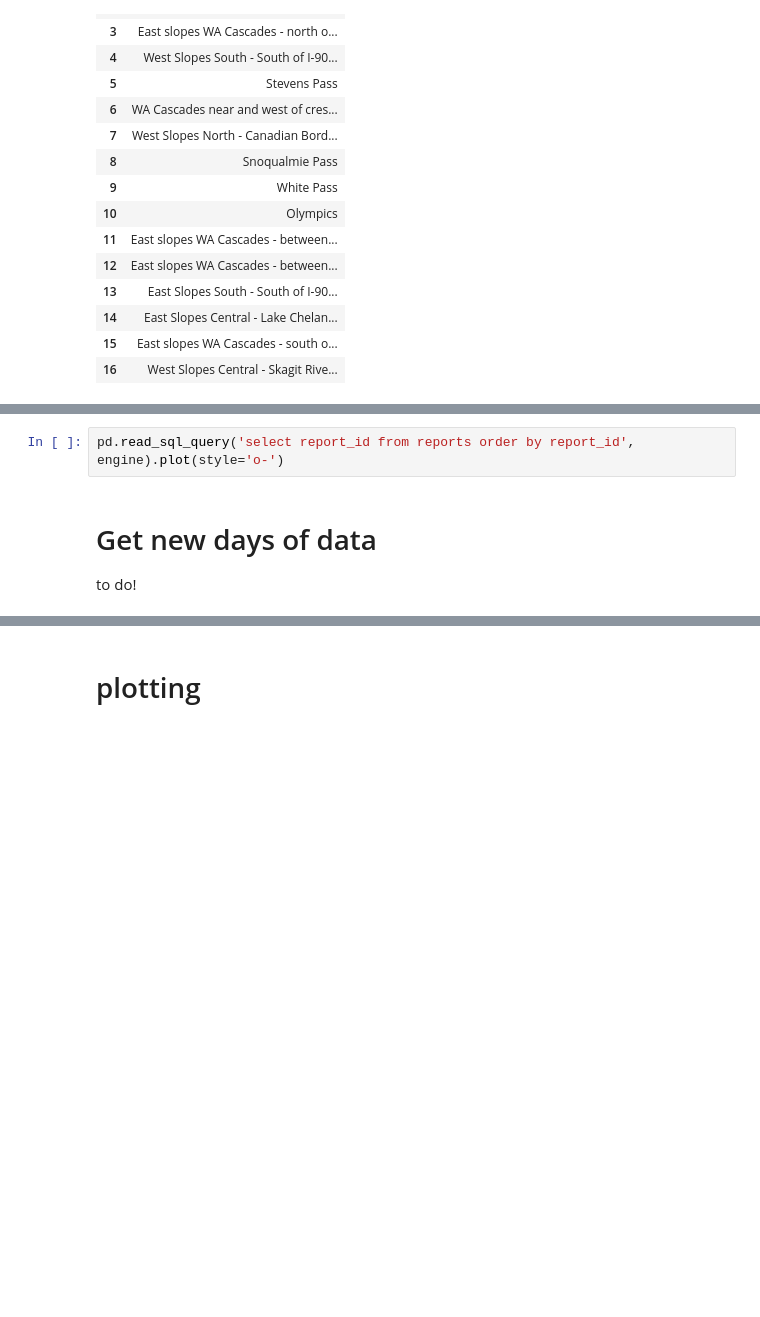
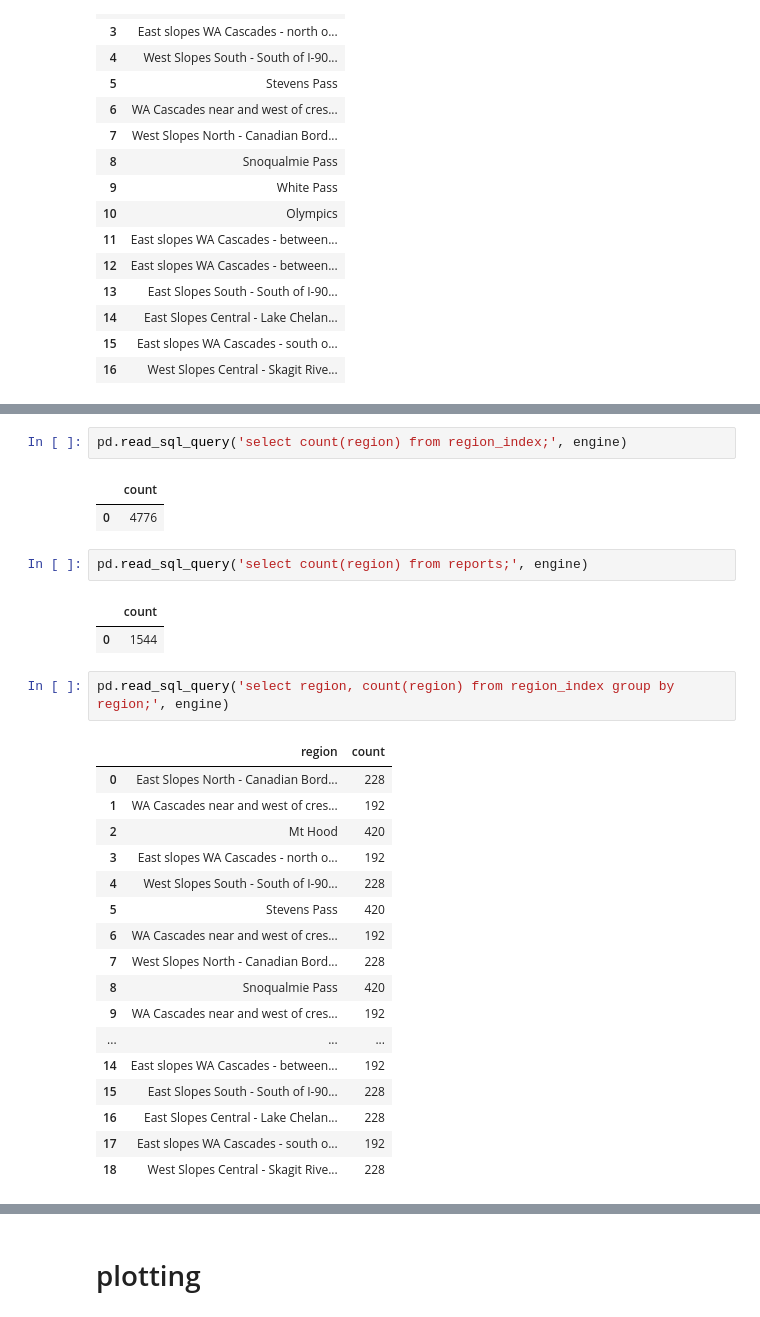
Before and after one commit to baldwint/snotelier, a Jupyter notebook: nwac.ipynb, the cells around one changed output, grey strips where cells are left out. Drawn from its saved outputs; the diff is of its cells as text; blank space fills up the shorter version.

```diff
--- a/nwac.ipynb
+++ b/nwac.ipynb
@@ -709,6 +718,30 @@ pd.read_sql_query('select distinct region from reports;', engine)
+# %%
+pd.read_sql_query('select count(region) from region_index;', engine)
+# %% [output]
+|  | count |
+| 0 | 4776 |
 # %%
-pd.read_sql_query('select report_id from reports order by report_id', engine).plot(style='o-')
+pd.read_sql_query('select count(region) from reports;', engine)
+# %% [output]
+|  | count |
+| 0 | 1544 |
-# %% [markdown]
-# Get new days of data
-
-to do!
+# %%
+pd.read_sql_query('select region, count(region) from region_index group by region;', engine)
+# %% [output]
+|  | region | count |
+| 0 | East Slopes North - Canadian Bord... | 228 |
+| 1 | WA Cascades near and west of cres... | 192 |
+| 2 | Mt Hood | 420 |
+| 3 | East slopes WA Cascades - north o... | 192 |
+| 4 | West Slopes South - South of I-90... | 228 |
+| 5 | Stevens Pass | 420 |
+| 6 | WA Cascades near and west of cres... | 192 |
+| 7 | West Slopes North - Canadian Bord... | 228 |
+| 8 | Snoqualmie Pass | 420 |
+| 9 | WA Cascades near and west of cres... | 192 |
+| ... | ... | ... |
+| 14 | East slopes WA Cascades - between... | 192 |
+| 15 | East Slopes South - South of I-90... | 228 |
+| 16 | East Slopes Central - Lake Chelan... | 228 |
+| 17 | East slopes WA Cascades - south o... | 192 |
+| 18 | West Slopes Central - Skagit Rive... | 228 |
```
Also changed, not shown: parts of 67 cells of this notebook.
